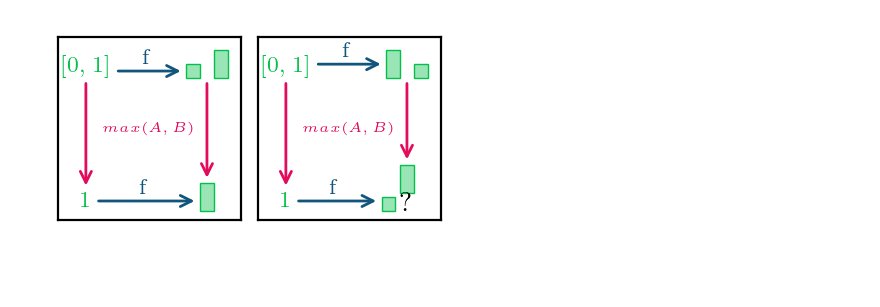
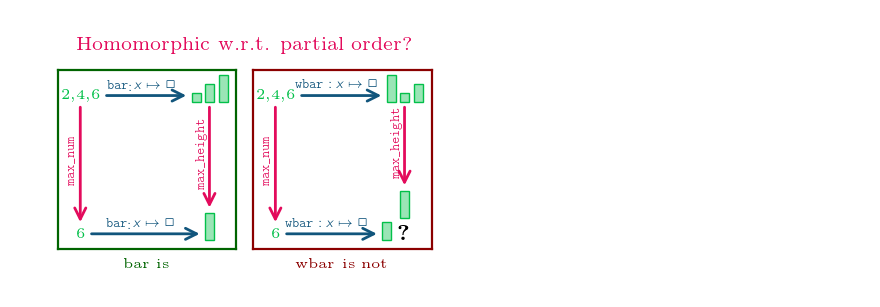
Before and after one commit to story645/team, a Jupyter notebook: paper/figcode/structure_p.ipynb, the cells around one changed output. Cells and saved outputs as stored; diff of their text form; code cells hidden in the pictures; blank space fills up the shorter version.

```diff
--- a/paper/figcode/structure_p.ipynb
+++ b/paper/figcode/structure_p.ipynb
@@ -87,61 +90,68 @@ cb.ax.tick_params(length=0, color=pcd['artist'])
+# %%
+def bar(x0y0, width, height):
+    return mpatches.Rectangle(x0y0, width, height, ec = pcd['section'], fc=(pcd['section'], .4), lw=.5)
+# %%
+b1y1 = .825
+b2y2 = .05
+x1 = 0.02
+b1x1 = .775
+
+bw = .05
+gap = bw/2
+
+
+data = [2, 4, 6]
+
+scale_height = lambda x : x
 # %%
-fig, (ax1, ax2) = plt.subplots(ncols=2, figsize=(2, 1), layout='compressed')
+# must regenerate object
+boxes = {'correct':  {di: bar((b1x1 + (bw+gap)*i, b1y1), bw, di*.025) for i, di in enumerate(data)},
+         'incorrect': {di: bar((b1x1 + (bw+gap)*i, b1y1), bw, dx*.025) for i, (di, dx) in enumerate(zip(data, np.roll(data, 1)))}}
 
-for ax in [ax1, ax2]:
-    ax.set(xticks=[], yticks=[], aspect='equal')
+max_boxes = {'correct':  bar((b1x1 + (bw+gap), b2y2), bw, max(data)*.025),
+             'incorrect': bar((b1x1 + (bw+gap), b2y2 + 5*gap), bw, max(data)*.025)}
 
-b1y1 = .775
-b2y2 = .05
-x1 = 0.02
+incorrect_map = bar((b1x1-gap, b2y2), boxes['incorrect'][max(data)].get_width(), boxes['incorrect'][max(data)].get_height())
 
-bw = .075
-b1h = .075
-b2h = .15
-b1x1 = .7
 
-for ax in [ax1, ax2]:
-    ax.text(.5, .5,  "$max(A, B)$", fontsize=fs['tiny'], color=pcd['fiber'], ha='center', va='center')
+fig, axd = plt.subplot_mosaic([['correct', 'incorrect']], figsize=(2, 1.25), layout='compressed')
 
-    xy = ax.text(x1, b1y1, "[0, 1]", ha='left', va='bottom', fontsize=fs['footnote'], color=pcd['section'])
-    xley = ax.annotate("$1$", xy=(0,0), xytext=(.5, b2y2), textcoords=(xy, 'data'), ha='center', va='bottom', fontsize=fs['footnote'], color=pcd['section'])
+for name, ax in axd.items():
+    ax.set(xticks=[], yticks=[], xlim=(0,1), ylim=(0,1), aspect='equal')
+
+
+    xy = ax.text(x1, b1y1, f"{",".join([str(i) for i in data])}", ha='left', va='bottom', fontsize=fs['tiny'], color=pcd['section'])
+    xley = ax.annotate(f"{max(data)}", xy=(0,0), xytext=(.5, b2y2), textcoords=(xy, 'data'), ha='center', va='bottom', fontsize=fs['tiny'], color=pcd['section'])
 
     # arrows: annotate: tail, head, tail=text, xy=head
 
-    f = ax.annotate("", (.475, 1), (.475,0), xycoords=(xy, xley) , textcoords= xy, arrowprops=dict(arrowstyle="->,widthA=.15,lengthA=0", color=pcd['fiber']))
+    f1 = ax.annotate(f"", (.475, 1), (.475,0), xycoords=(xy, xley) , textcoords= xy, arrowprops=dict(arrowstyle="->,widthA=.15,lengthA=0", color=pcd['fiber']))
+    ml = ax.annotate(r"$\texttt{max_num}$", xy=(0,0), xytext=(.25, .5), textcoords=f1, fontsize=fs['tiny'], color=pcd['fiber'], ha='right', va='center', rotation=90)
 
-    gap = .075
 
-    if ax == ax1:
-        b1 = mpatches.Rectangle((b1x1,b1y1), bw, b1h, ec = pcd['section'], fc=(pcd['section'], .4), lw=.5)
-        b2  = mpatches.Rectangle((b1x1+bw + gap,b1y1), bw, b2h, ec = pcd['section'], fc=(pcd['section'], .4), lw=.5)
-        b3 = mpatches.Rectangle((b1x1+(bw + gap)/2, b2y2), bw, b2h, ec = pcd['section'], fc=(pcd['section'], .4), lw=.5)
-    else:
-        b1 = mpatches.Rectangle((b1x1, b1y1), bw, b2h, ec = pcd['section'], fc=(pcd['section'], .4), lw=.5)
-        b2  = mpatches.Rectangle((b1x1+bw + gap,b1y1), bw, b1h, ec = pcd['section'], fc=(pcd['section'], .4), lw=.5)
-        hoff = .1
-        b3 = mpatches.Rectangle((b1x1+(bw + gap)/2, b2y2 + hoff), bw, b2h, ec = pcd['section'], fc=(pcd['section'], .4), lw=.5)
-        b4 =  mpatches.Rectangle((b1x1+(bw + gap)/2 - hoff, b2y2), bw, b1h, ec = pcd['section'], fc=(pcd['section'], .4), lw=.5)
-        ax.add_patch(b4)
+    for di in data:
+        ax.add_patch(boxes[name][di])
 
-    for b in [b1, b2, b3]:
-        ax.add_patch(b)
 
-    f2 = ax.annotate("", (.5, 1), (.5,0), xycoords=b3 , textcoords= (b3, b1), arrowprops=dict(arrowstyle="->,widthA=.15,lengthA=0", color=pcd['fiber']))
+    f1 = ax.annotate(f"", (.475, 1), (.475,0), xycoords= max_boxes[name], textcoords = boxes[name][4], arrowprops=dict(arrowstyle="->,widthA=.15, lengthA=0", color=pcd['fiber']))
+    ml = ax.annotate(r"$\texttt{max_height}$", xy=(0,0), xytext=(.25, .5), textcoords=f1, fontsize=fs['tiny'], color=pcd['fiber'], ha='right', va='center', rotation=90)
 
-    #t1 = ax.text(b1x1-bw/2, b1y1+b2h/2, "[", ha='left', va='center', fontsize=fs['heading'], color=pcd['section'])
-    #t2 = ax.text(b1x1+2*bw+gap, b1y1+b2h/2, "$]$", ha='left', va='center', fontsize=fs['heading'], color=pcd['section'])
-    #ax.text(b1x1+(bw + gap*.75), b1y1-gap/2, "$,$", ha='center', va='bottom', fontsize=fs['normal'], color=pcd['section'])
+    hdx = ax.add_patch(max_boxes[name])
 
-    # artists
-    if ax==ax1:
-        loc = ((b3, xley), xley)
-    else:
-        loc = ((b4, xley), xley)
+    if name == 'incorrect':
+        b = ax.add_patch(incorrect_map)
+        hdx = b
+        ax.text(b1x1+4*gap, b2y2-.02, r"$\textbf{?}$", ha='center', va='bottom', fontsize=fs['footnote'])
 
-    for xy, text in [(b1, (xy, b1)), loc]:
-        a = ax.annotate("", (0, .5), (1, .5), xycoords=xy, textcoords=text,  arrowprops=dict(arrowstyle="->,widthA=.15,lengthA=0", color=pcd['artist']))
-        ax.annotate("f", xy=(0,0), xytext =(.5, .75), textcoords=a, ha='center', va='bottom', color=pcd['artist'],  fontsize=fs['footnote'])
 
-    if ax == ax2:
-        ax.text((b1x1+(bw + gap)/2), b2y2, "?")
+    for tail, head in [ (xy, (boxes[name][2], xy)), (xley, (hdx, xley), )]  :
+        a = ax.annotate("", (0, .5), (1, .5), xycoords=head, textcoords=tail,  arrowprops=dict(arrowstyle="->,widthA=.15,lengthA=0", color=pcd['artist']))
+        lab = r"$\texttt{bar}_: x \mapsto \Box$" if name == 'correct' else r"$\texttt{wbar}: x \mapsto \Box$"
+        ax.annotate(lab, xy=(0,0), xytext =(.5, .85), textcoords=a, ha='center', va='bottom', color=pcd['artist'],  fontsize=fs['tiny'])
+
+axd['incorrect'].spines[:].set_color('darkred')
+axd['correct'].spines[:].set_color('darkgreen')
+fig.suptitle("Homomorphic w.r.t. partial order?", fontsize=fs['script'], color=pcd['fiber'])
+axd['correct'].text(.5, -.05, "bar is", transform=axd['correct'].transAxes, va='top', ha='center', color='darkgreen', fontsize=fs['tiny'],)
+axd['incorrect'].text(.5, -.05, "wbar is not", transform=axd['incorrect'].transAxes, va='top', ha='center', fontsize=fs['tiny'], color='darkred')
 # %% [output]
@@ -148 +159 @@ for ax in [ax1, ax2]:
-[figure, old version]
+[figure, new version]
```
Also changed, not shown: parts of 9 cells of this notebook, 6 other files.
